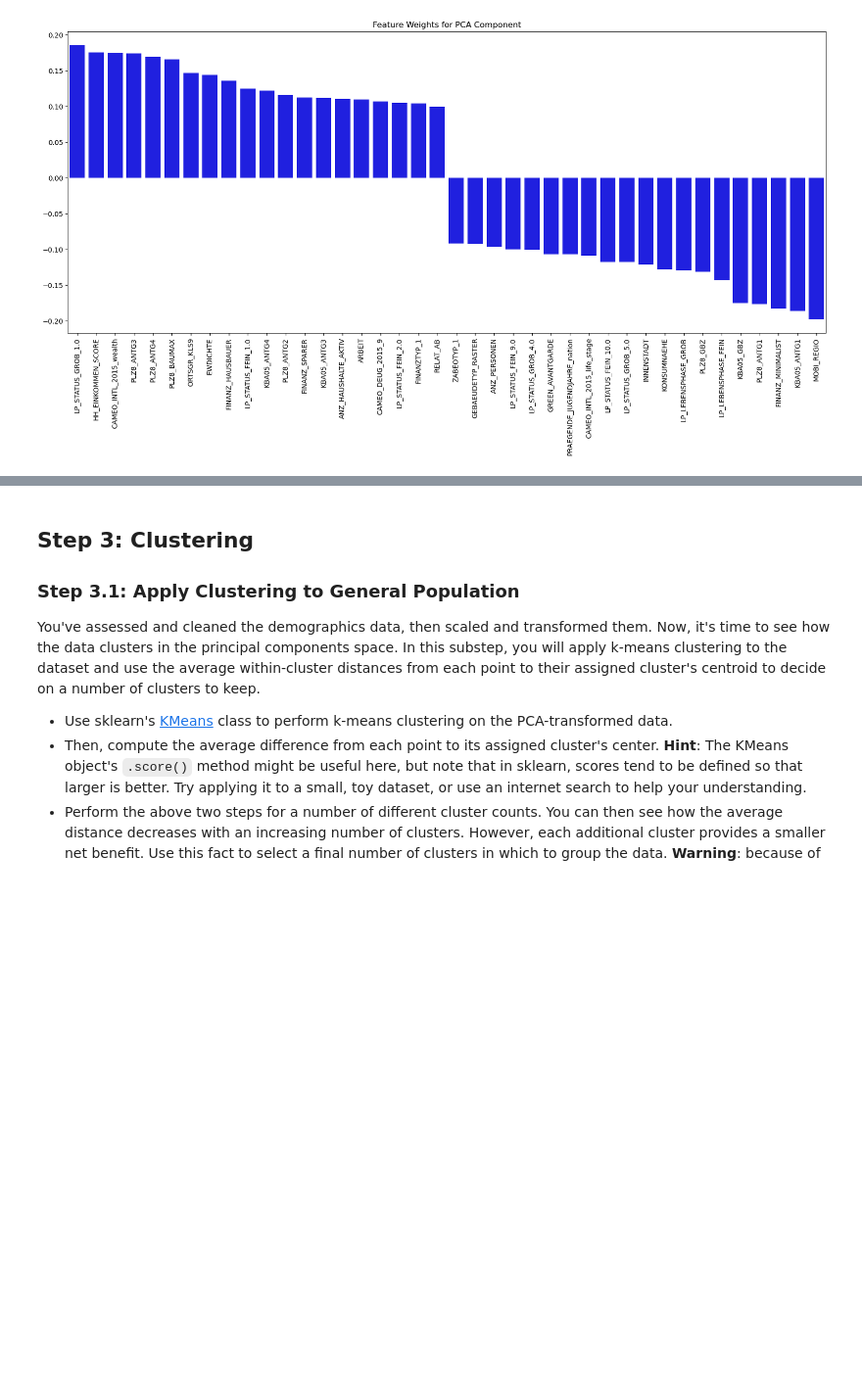
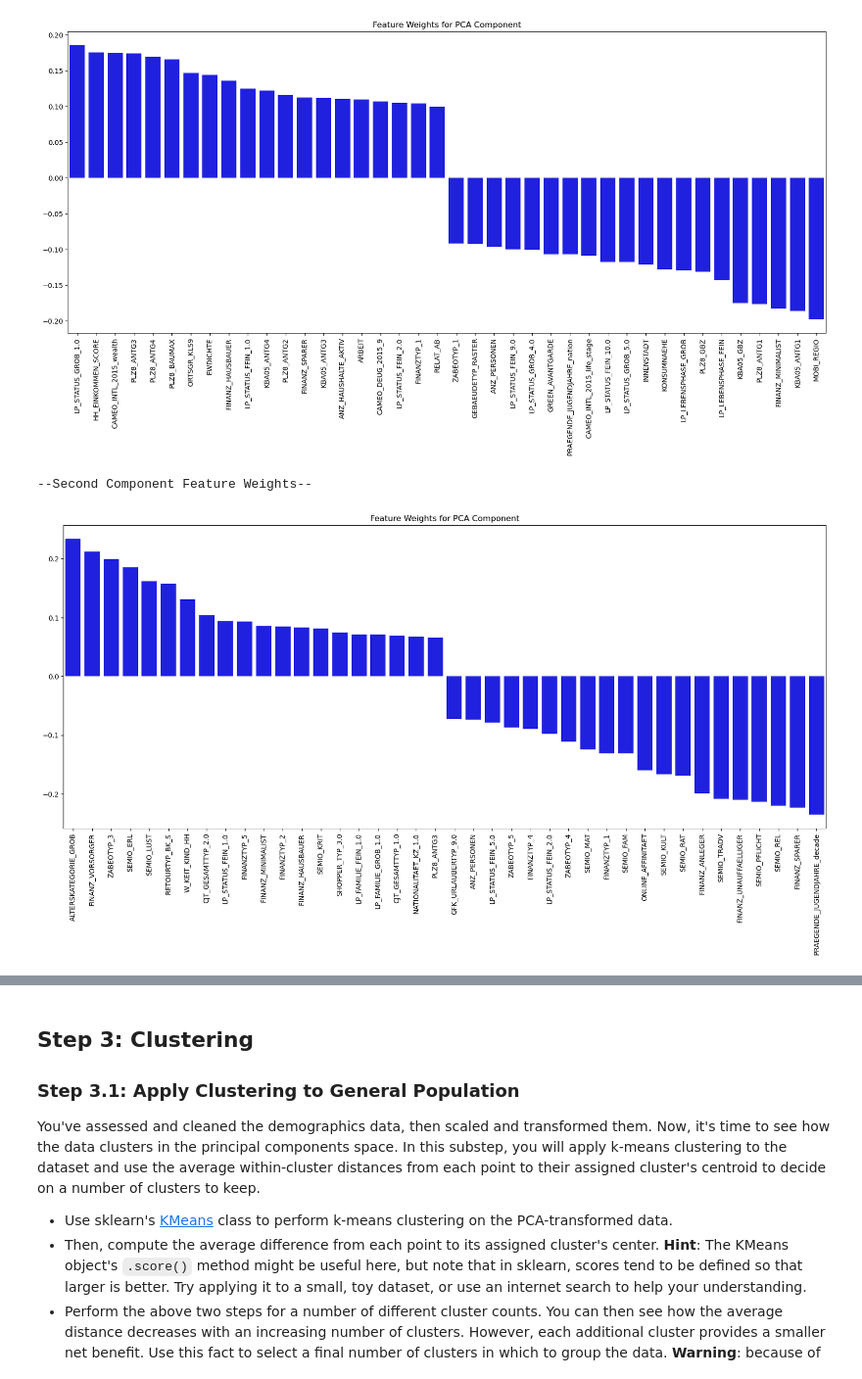
Before and after one commit to charlesbeacham/unsupervised_udacity, a Jupyter notebook: Identify_Customer_Segments.ipynb, the cells around one changed output, grey strips where cells are left out. Shown at 98% size. Drawn from its saved outputs; the diff is of its cells as text; code cells hidden in the pictures; blank space fills up the shorter version.

Commit message:
update function for feature weights

```diff
--- a/Identify_Customer_Segments.ipynb
+++ b/Identify_Customer_Segments.ipynb
@@ -785,6 +783,12 @@ plot_weights_subset(component_0, 20)
 # %%
 # Map weights for the second principal component to corresponding feature names
 # and then print the linked values, sorted by weight.
+print('--Second Component Feature Weights--')
+component_1 = get_component_weights(pca, 1)
+plot_weights_subset(component_1, 20)
+# %% [output]
+--Second Component Feature Weights--
+[figure, added]
 # %%
 # Map weights for the third principal component to corresponding feature names
 # and then print the linked values, sorted by weight.
```
Also changed, not shown: parts of 3 cells of this notebook.
